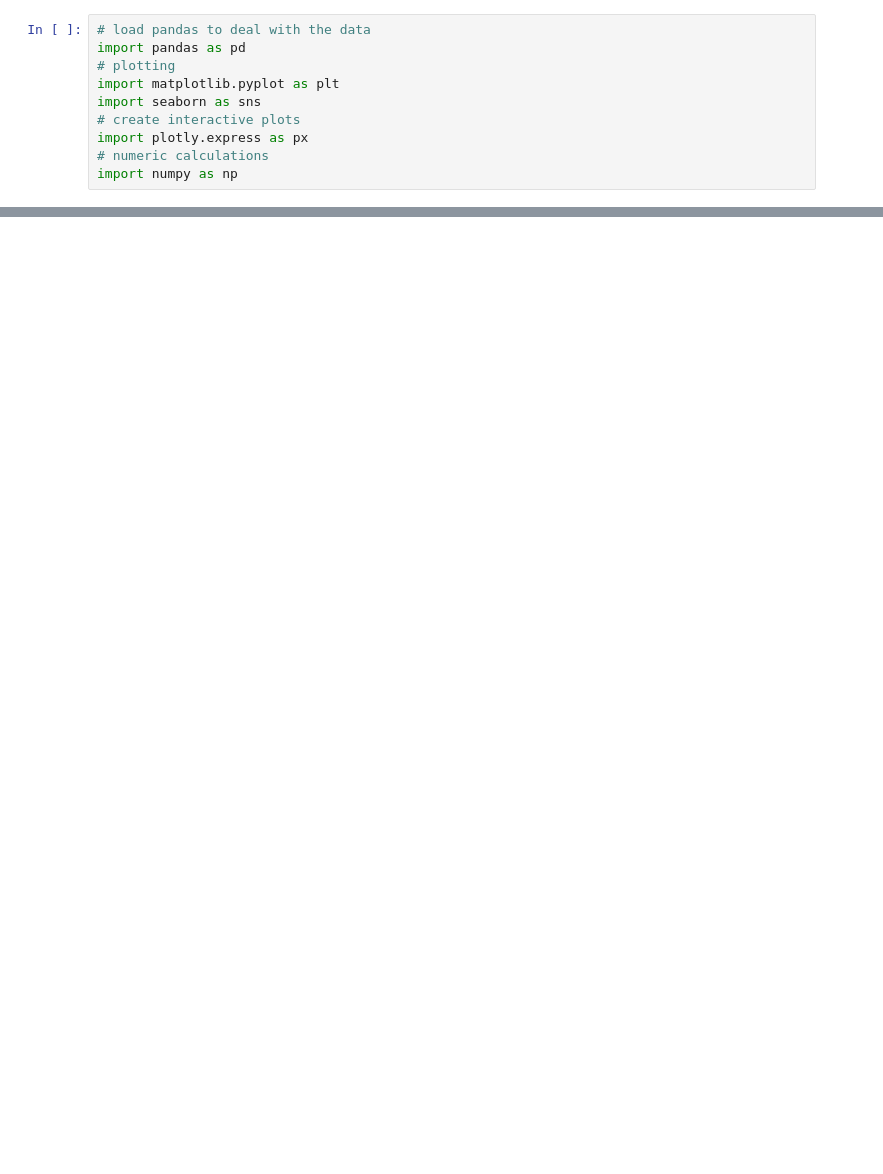
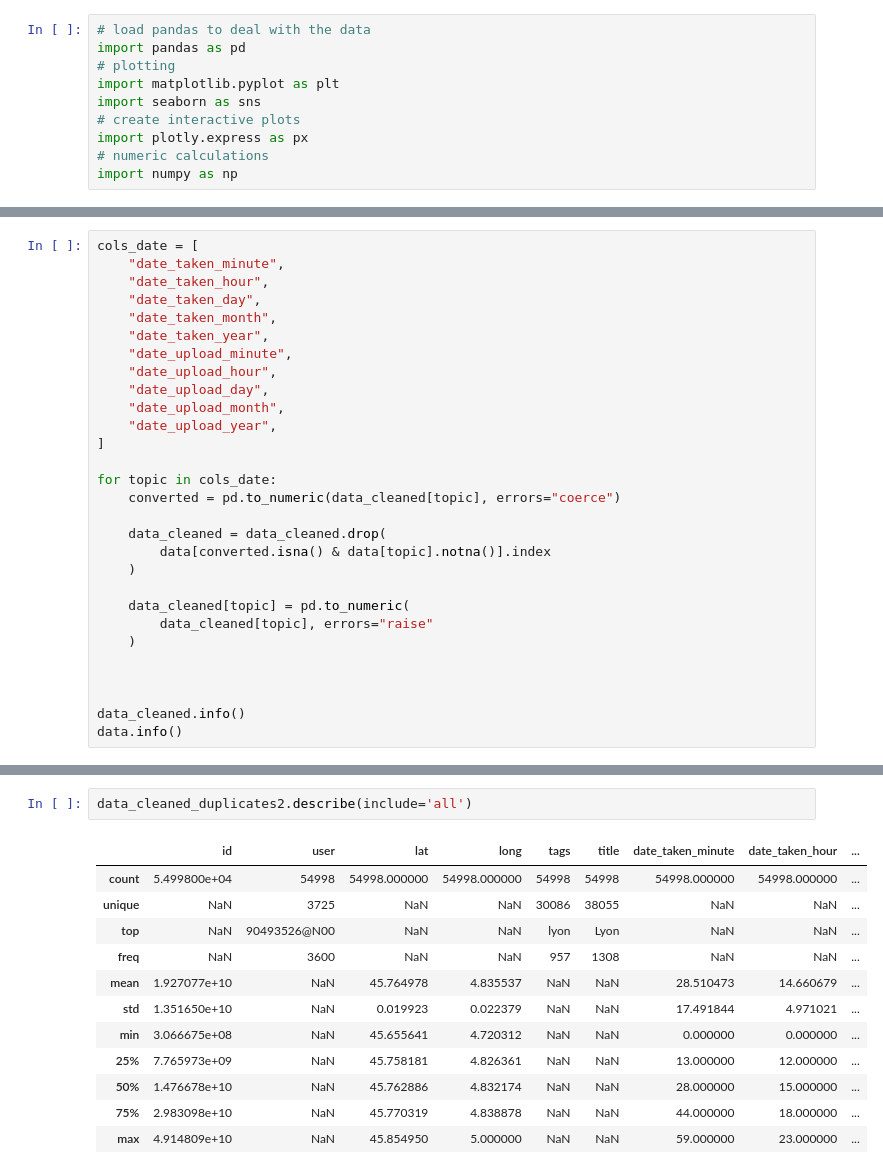
Before and after one commit to Ibra2477/FD_project, a Jupyter notebook: notebook/TP.ipynb, the cells around one changed output, grey strips where cells are left out. Drawn from its saved outputs; the diff is of its cells as text; blank space fills up the shorter version.

```diff
--- a/notebook/TP.ipynb
+++ b/notebook/TP.ipynb
@@ -52,0 +104,29 @@ dtype('int64')
+# %%
+cols_date = [
+    "date_taken_minute",
+    "date_taken_hour",
+    "date_taken_day",
+    "date_taken_month",
+    "date_taken_year",
+    "date_upload_minute",
+    "date_upload_hour",
+    "date_upload_day",
+    "date_upload_month",
+    "date_upload_year",
+]
+
+for topic in cols_date:
+    converted = pd.to_numeric(data_cleaned[topic], errors="coerce")
+
+    data_cleaned = data_cleaned.drop(
+        data[converted.isna() & data[topic].notna()].index
+    )
+
+    data_cleaned[topic] = pd.to_numeric(
+        data_cleaned[topic], errors="raise"
+    )
+
+
+
+data_cleaned.info()
+data.info()
@@ -52,0 +339,15 @@ dtype('int64')
+# %%
+data_cleaned_duplicates2.describe(include='all')
+# %% [output]
+|  | id | user | lat | long | tags | title | date_taken_minute | date_taken_hour | ... |
+| count | 5.499800e+04 | 54998 | 54998.000000 | 54998.000000 | 54998 | 54998 | 54998.000000 | 54998.000000 | ... |
+| unique | NaN | 3725 | NaN | NaN | 30086 | 38055 | NaN | NaN | ... |
+| top | NaN | 90493526@N00 | NaN | NaN | lyon | Lyon | NaN | NaN | ... |
+| freq | NaN | 3600 | NaN | NaN | 957 | 1308 | NaN | NaN | ... |
+| mean | 1.927077e+10 | NaN | 45.764978 | 4.835537 | NaN | NaN | 28.510473 | 14.660679 | ... |
+| std | 1.351650e+10 | NaN | 0.019923 | 0.022379 | NaN | NaN | 17.491844 | 4.971021 | ... |
+| min | 3.066675e+08 | NaN | 45.655641 | 4.720312 | NaN | NaN | 0.000000 | 0.000000 | ... |
+| 25% | 7.765973e+09 | NaN | 45.758181 | 4.826361 | NaN | NaN | 13.000000 | 12.000000 | ... |
+| 50% | 1.476678e+10 | NaN | 45.762886 | 4.832174 | NaN | NaN | 28.000000 | 15.000000 | ... |
+| 75% | 2.983098e+10 | NaN | 45.770319 | 4.838878 | NaN | NaN | 44.000000 | 18.000000 | ... |
+| max | 4.914809e+10 | NaN | 45.854950 | 5.000000 | NaN | NaN | 59.000000 | 23.000000 | ... |
```
Also changed, not shown: parts of 12 cells of this notebook.
